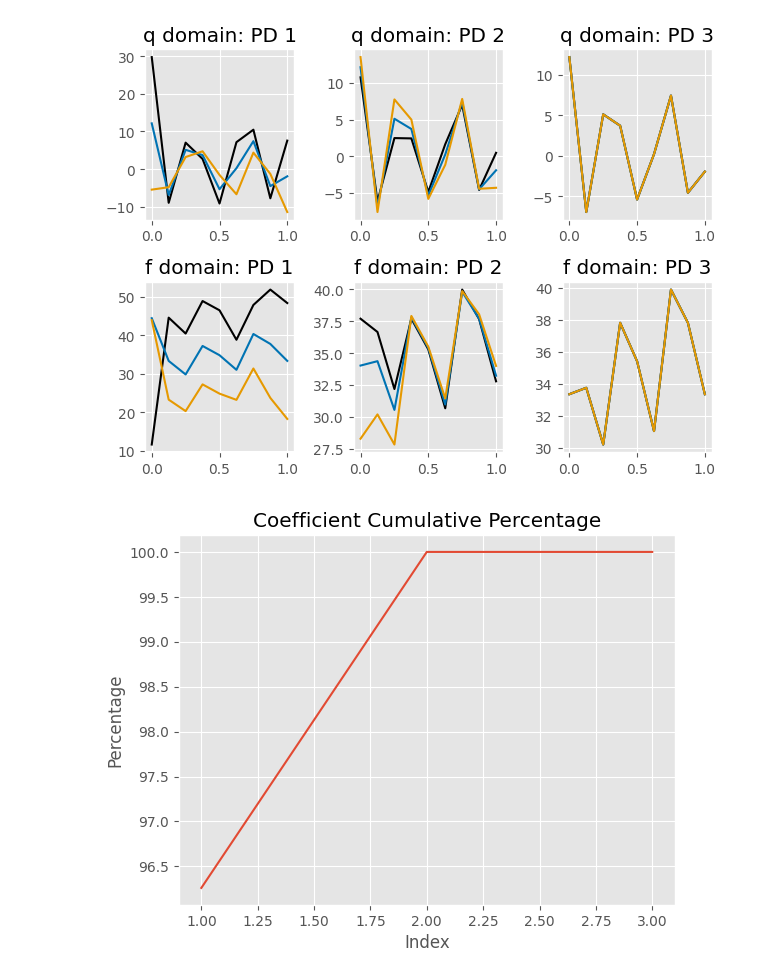
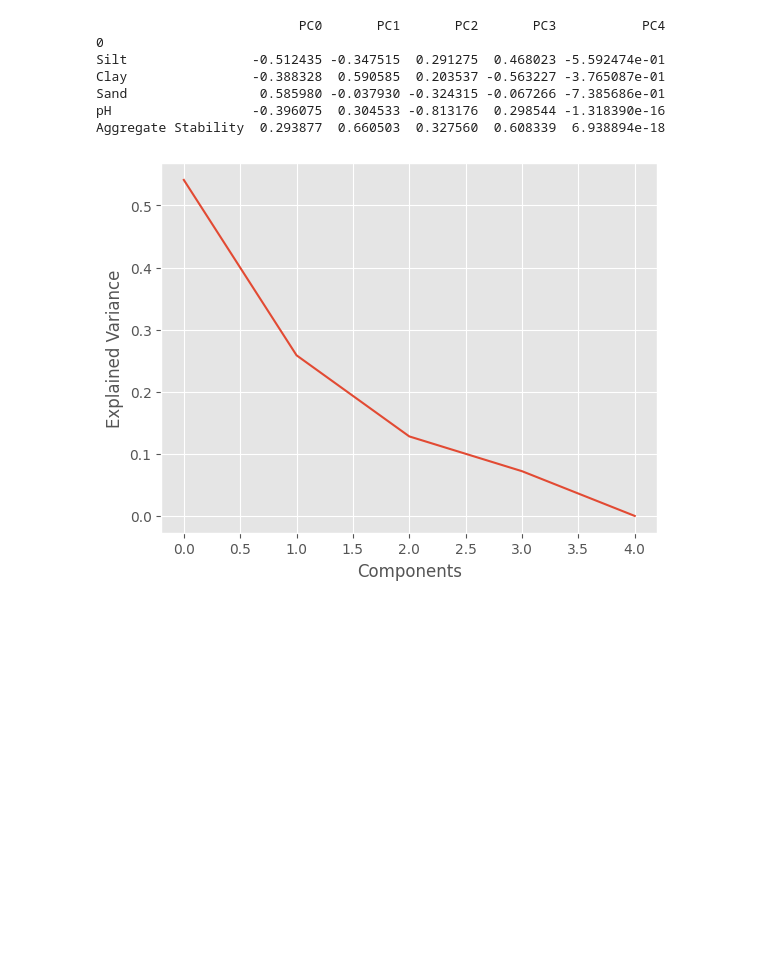
Before and after one commit to werzum/SoilQualityIndicators, a Jupyter notebook: data_exploration.ipynb, the cells around one changed output. Drawn from its saved outputs; the diff is of its cells as text; code cells hidden in the pictures; blank space fills up the shorter version.

```diff
--- a/data_exploration.ipynb
+++ b/data_exploration.ipynb
@@ -5,20 +5,12 @@ import numpy as np
 from pandas.api.types import is_string_dtype
 
 with open("sample_dataset.csv") as file:
-        bestand = pd.read_csv(file,sep=",",dtype=str)
+        bestand = pd.read_csv(file,sep=",")
 
 # format the headers
 bestand.columns = bestand.iloc[0]
 bestand = bestand.drop(bestand.index[0])
 
-for column in  ["Silt","Clay","Sand"]:
-        if is_string_dtype(bestand[column]):
-                bestand[column] = bestand[column].astype(float)
-        bestand[column] = pd.to_numeric(bestand[column])
-
-# create a dict with a df for each site - does that make sense?
-unique_site_names = bestand["SITE"].unique()
-df_dict = {}
-for name in unique_site_names:
-    temp_df = pd.DataFrame(bestand[bestand["SITE"] == name])
-    df_dict[name] = temp_df
+# Convert columns to floats
+headers_to_float = bestand.columns[3:]
+bestand[headers_to_float] = bestand[headers_to_float].astype(float)
@@ -67,25 +16,0 @@ updating step: r=3
-# %%
-fPCA_analysis = fPCA.fdavpca(warp_f)
-
-# Run the FPCA on a 3 components basis
-fPCA_analysis.calc_fpca(no=3)
-fPCA_analysis.plot()
-
-import plotly.graph_objects as go
-
-# Plot of the 3 functions
-fig = go.Figure()
-
-# Add traces
-fig.add_trace(go.Scatter(y=fPCA_analysis.f_pca[:,0,0], mode='lines', name="PC1"))
-fig.add_trace(go.Scatter(y=fPCA_analysis.f_pca[:,0,1], mode='lines', name="PC2"))
-fig.add_trace(go.Scatter(y=fPCA_analysis.f_pca[:,0,2], mode='lines', name="PC3"))
-
-fig.update_layout(
-    title_text='<b>Principal Components Analysis Functions</b>', title_x=0.5,
-)
-
-fig.show()
-# %% [output]
-[figure, removed]
-[figure, removed]
@@ -98,0 +17,32 @@ fig.show()
+# %%
+from sklearn.decomposition import PCA
+
+#features to consider
+features = ["Silt","Clay","Sand","pH","Aggregate Stability"]
+
+values = bestand.loc[:, features]
+# standardize
+values = (values - values.mean()) / values.std()
+
+pca_soil = PCA(n_components=values.shape[1])
+pca_soil.fit(values)
+
+# Reformat and view results
+loadings = pd.DataFrame(pca_soil.components_.T,
+columns=['PC%s' % _ for _ in range(len(values.columns))],
+index=values.columns)
+print(loadings)
+
+plt.plot(pca_soil.explained_variance_ratio_)
+plt.ylabel('Explained Variance')
+plt.xlabel('Components')
+plt.show()
+# %% [output]
+                          PC0       PC1       PC2       PC3           PC4
+0
+Silt                -0.512435 -0.347515  0.291275  0.468023 -5.592474e-01
+Clay                -0.388328  0.590585  0.203537 -0.563227 -3.765087e-01
+Sand                 0.585980 -0.037930 -0.324315 -0.067266 -7.385686e-01
+pH                  -0.396075  0.304533 -0.813176  0.298544 -1.318390e-16
+Aggregate Stability  0.293877  0.660503  0.327560  0.608339  6.938894e-18
+[figure, added]
```
Also changed, not shown: parts of 7 cells of this notebook, 2 other files.
